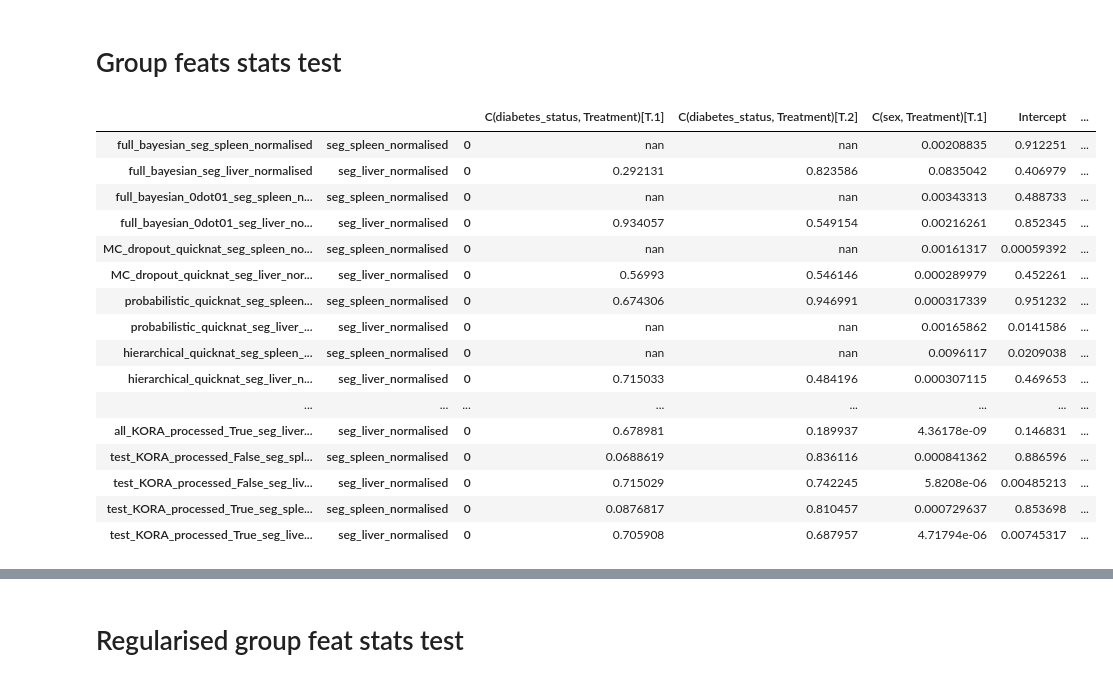
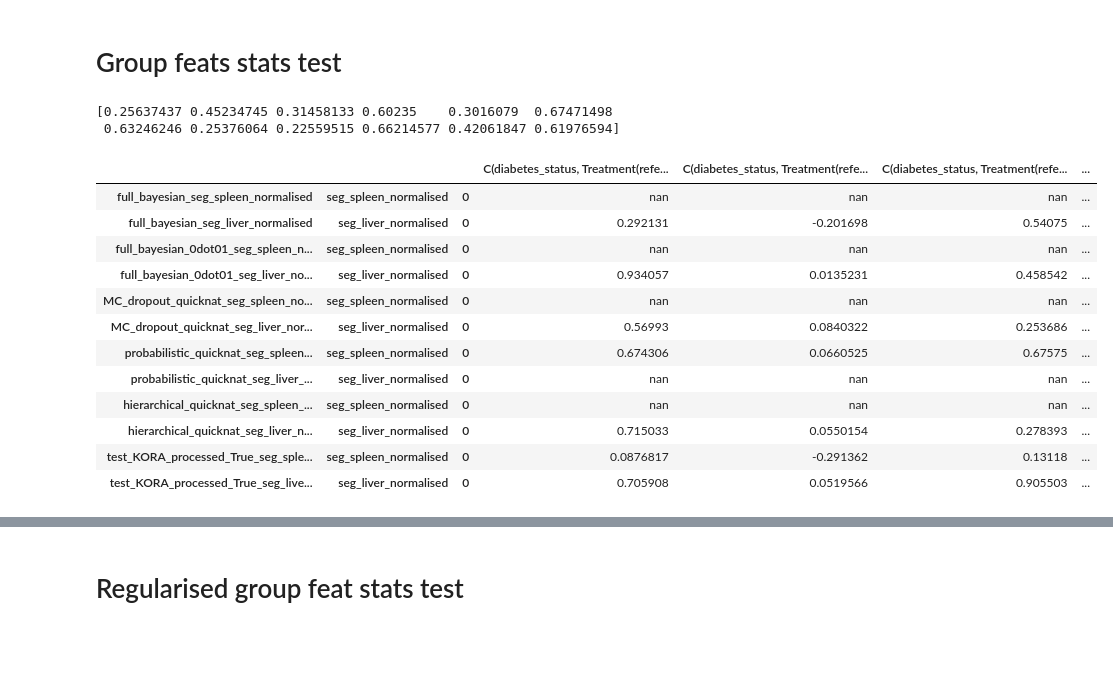
Before and after one commit to jyotirmay123/BNN-for-Uncertainty-Estimation-of-Imaging-Biomarkers, a Jupyter notebook: model_and_dataset_stats_analysis_final.ipynb, the cells around one changed output, grey strips where cells are left out. Drawn from its saved outputs; the diff is of its cells as text; code cells hidden in the pictures; blank space fills up the shorter version.

```diff
--- a/model_and_dataset_stats_analysis_final.ipynb
+++ b/model_and_dataset_stats_analysis_final.ipynb
@@ -431,0 +474,26 @@ Warnings:
+# %%
+feats = flatten(feats_from_paper_for_group_test_no_categorisation)
+feats = ['age', 'sex', 'bmi_numeric']
+dicts = {}
+best_feats_spleen, best_feats_liver = None, None
+for key, value in model_merged_feats_path_combined.items():
+    df = pd.read_csv(value)
+    df = rename(df)
+#     df = transform_to_categorical(df, ['diabetes_status'])
+    df, normalised_cols = z_score_column_normalise(df, ['seg_spleen', 'seg_liver'])
+    df = df.fillna(0)
+
+    dicts[key] = {}
+    target_col = 'diabetes_status'
+    best_feats_spleen = feats #choose_best_features(df, feats, target_col, 90)
+    p_value_dict = discrete_individual_feature_stats(best_feats_spleen, df, target_col, ['sex'], True)
+    dicts[key][target_col] = p_value_dict
+
+#     target_col = 'seg_liver_normalised'
+#     best_feats_liver = choose_best_features(df, feats, target_col, 90)
+#     p_value_dict = individual_feature_stats(best_feats_liver, df, target_col, [('diabetes_status',1), 'sex'])
+#     dicts[key][target_col] = p_value_dict
+
+p_value_df = df_from_nested_dicts(dicts).T
+p_value_df_styler = highlight_significance(p_value_df, threshold=0.01)
+p_value_df_styler
@@ -433,7 +526,7 @@ Warnings:
 # Group feats stats test
 # %%
 feats = flatten(feats_from_paper_for_group_test_no_categorisation)
-
+# feats = ['age', 'sex', 'bmi_numeric', 'diabetes_status']
 dicts = {}
 anova_test_dicts = {}
 for key, value in model_merged_feats_path_combined.items():
@@ -441,54 +534,59 @@ for key, value in model_merged_feats_path_combined.items():
 #         print('dataset cannot be processed!')
 #         continue
     df = pd.read_csv(value)
     df = rename(df)
 #     df = transform_to_categorical(df, ['diabetes_status'])
     df, normalised_cols = z_score_column_normalise(df, ['seg_spleen', 'seg_liver'])
     df = df.fillna(0)
 
     dicts[key] = {}
     anova_test_dicts[key] = {}
 
     target_col = 'seg_spleen_normalised'
     best_feats_spleen = choose_best_features(df, feats, target_col)
-    feature_string =  make_feature_string(list(best_feats_spleen), ['diabetes_status', 'sex'])
+    feature_string =  make_feature_string(list(best_feats_spleen), [('diabetes_status',1), 'sex'])
     p_value_dict_spleen, model = group_feature_stats(feature_string, df, target_col)
     result = anova_test(model)
     dicts[key][target_col] = p_value_dict_spleen
+    dicts[key][target_col]['fitting_score'] = model.rsquared
     anova_test_dicts[key][target_col] =  result['PR(>F)'].to_dict()
 
     target_col = 'seg_liver_normalised'
 
     best_feats_liver = choose_best_features(df, feats, target_col)
-    feature_string =  make_feature_string(list(best_feats_liver), ['diabetes_status', 'sex'])
+    feature_string =  make_feature_string(list(best_feats_liver), [('diabetes_status',1), 'sex'])
     p_value_dict_liver, model = group_feature_stats(feature_string, df, target_col)
     result = anova_test(model)
     dicts[key][target_col] = p_value_dict_liver
+    dicts[key][target_col]['fitting_score'] = model.rsquared
+
     anova_test_dicts[key][target_col] =  result['PR(>F)'].to_dict()
 
 p_value_df = df_from_nested_dicts(dicts).T
+print(p_value_df['fitting_score'].values)
 anova_test_p_value_df = df_from_nested_dicts(anova_test_dicts).T
-p_value_df_styler = highlight_significance(p_value_df, 0.001)
-anova_test_p_value_df_styler = highlight_significance(anova_test_p_value_df, 0.001)
+p_value_df_styler = highlight_significance(p_value_df, 0.05)
+anova_test_p_value_df_styler = highlight_significance(anova_test_p_value_df, 0.05)
 p_value_df_styler
+
+# [0.2187173  0.38879923 0.27935128 0.55187756 0.27545753 0.61059452
+#  0.55767958 0.26619245 0.25649653 0.6066556  0.27118796 0.50678425]
 # %% [output]
+[0.25637437 0.45234745 0.31458133 0.60235    0.3016079  0.67471498
+ 0.63246246 0.25376064 0.22559515 0.66214577 0.42061847 0.61976594]
-|  |  |  | C(diabetes_status, Treatment)[T.1] | C(diabetes_status, Treatment)[T.2] | C(sex, Treatment)[T.1] | Intercept | ... |
-| full_bayesian_seg_spleen_normalised | seg_spleen_normalised | 0 | nan | nan | 0.00208835 | 0.912251 | ... |
-| full_bayesian_seg_liver_normalised | seg_liver_normalised | 0 | 0.292131 | 0.823586 | 0.0835042 | 0.406979 | ... |
-| full_bayesian_0dot01_seg_spleen_n... | seg_spleen_normalised | 0 | nan | nan | 0.00343313 | 0.488733 | ... |
-| full_bayesian_0dot01_seg_liver_no... | seg_liver_normalised | 0 | 0.934057 | 0.549154 | 0.00216261 | 0.852345 | ... |
-| MC_dropout_quicknat_seg_spleen_no... | seg_spleen_normalised | 0 | nan | nan | 0.00161317 | 0.00059392 | ... |
-| MC_dropout_quicknat_seg_liver_nor... | seg_liver_normalised | 0 | 0.56993 | 0.546146 | 0.000289979 | 0.452261 | ... |
-| probabilistic_quicknat_seg_spleen... | seg_spleen_normalised | 0 | 0.674306 | 0.946991 | 0.000317339 | 0.951232 | ... |
-| probabilistic_quicknat_seg_liver_... | seg_liver_normalised | 0 | nan | nan | 0.00165862 | 0.0141586 | ... |
-| hierarchical_quicknat_seg_spleen_... | seg_spleen_normalised | 0 | nan | nan | 0.0096117 | 0.0209038 | ... |
-| hierarchical_quicknat_seg_liver_n... | seg_liver_normalised | 0 | 0.715033 | 0.484196 | 0.000307115 | 0.469653 | ... |
-| ... | ... | ... | ... | ... | ... | ... | ... |
-| all_KORA_processed_True_seg_liver... | seg_liver_normalised | 0 | 0.678981 | 0.189937 | 4.36178e-09 | 0.146831 | ... |
-| test_KORA_processed_False_seg_spl... | seg_spleen_normalised | 0 | 0.0688619 | 0.836116 | 0.000841362 | 0.886596 | ... |
-| test_KORA_processed_False_seg_liv... | seg_liver_normalised | 0 | 0.715029 | 0.742245 | 5.8208e-06 | 0.00485213 | ... |
-| test_KORA_processed_True_seg_sple... | seg_spleen_normalised | 0 | 0.0876817 | 0.810457 | 0.000729637 | 0.853698 | ... |
-| test_KORA_processed_True_seg_live... | seg_liver_normalised | 0 | 0.705908 | 0.687957 | 4.71794e-06 | 0.00745317 | ... |
+|  |  |  | C(diabetes_status, Treatment(refe... | C(diabetes_status, Treatment(refe... | C(diabetes_status, Treatment(refe... | ... |
+| full_bayesian_seg_spleen_normalised | seg_spleen_normalised | 0 | nan | nan | nan | ... |
+| full_bayesian_seg_liver_normalised | seg_liver_normalised | 0 | 0.292131 | -0.201698 | 0.54075 | ... |
+| full_bayesian_0dot01_seg_spleen_n... | seg_spleen_normalised | 0 | nan | nan | nan | ... |
+| full_bayesian_0dot01_seg_liver_no... | seg_liver_normalised | 0 | 0.934057 | 0.0135231 | 0.458542 | ... |
+| MC_dropout_quicknat_seg_spleen_no... | seg_spleen_normalised | 0 | nan | nan | nan | ... |
+| MC_dropout_quicknat_seg_liver_nor... | seg_liver_normalised | 0 | 0.56993 | 0.0840322 | 0.253686 | ... |
+| probabilistic_quicknat_seg_spleen... | seg_spleen_normalised | 0 | 0.674306 | 0.0660525 | 0.67575 | ... |
+| probabilistic_quicknat_seg_liver_... | seg_liver_normalised | 0 | nan | nan | nan | ... |
+| hierarchical_quicknat_seg_spleen_... | seg_spleen_normalised | 0 | nan | nan | nan | ... |
+| hierarchical_quicknat_seg_liver_n... | seg_liver_normalised | 0 | 0.715033 | 0.0550154 | 0.278393 | ... |
+| test_KORA_processed_True_seg_sple... | seg_spleen_normalised | 0 | 0.0876817 | -0.291362 | 0.13118 | ... |
+| test_KORA_processed_True_seg_live... | seg_liver_normalised | 0 | 0.705908 | 0.0519566 | 0.905503 | ... |
 # %%
 anova_test_p_value_df_styler
 # %% [output]
```
Also changed, not shown: parts of 20 cells of this notebook, 7 other files.
